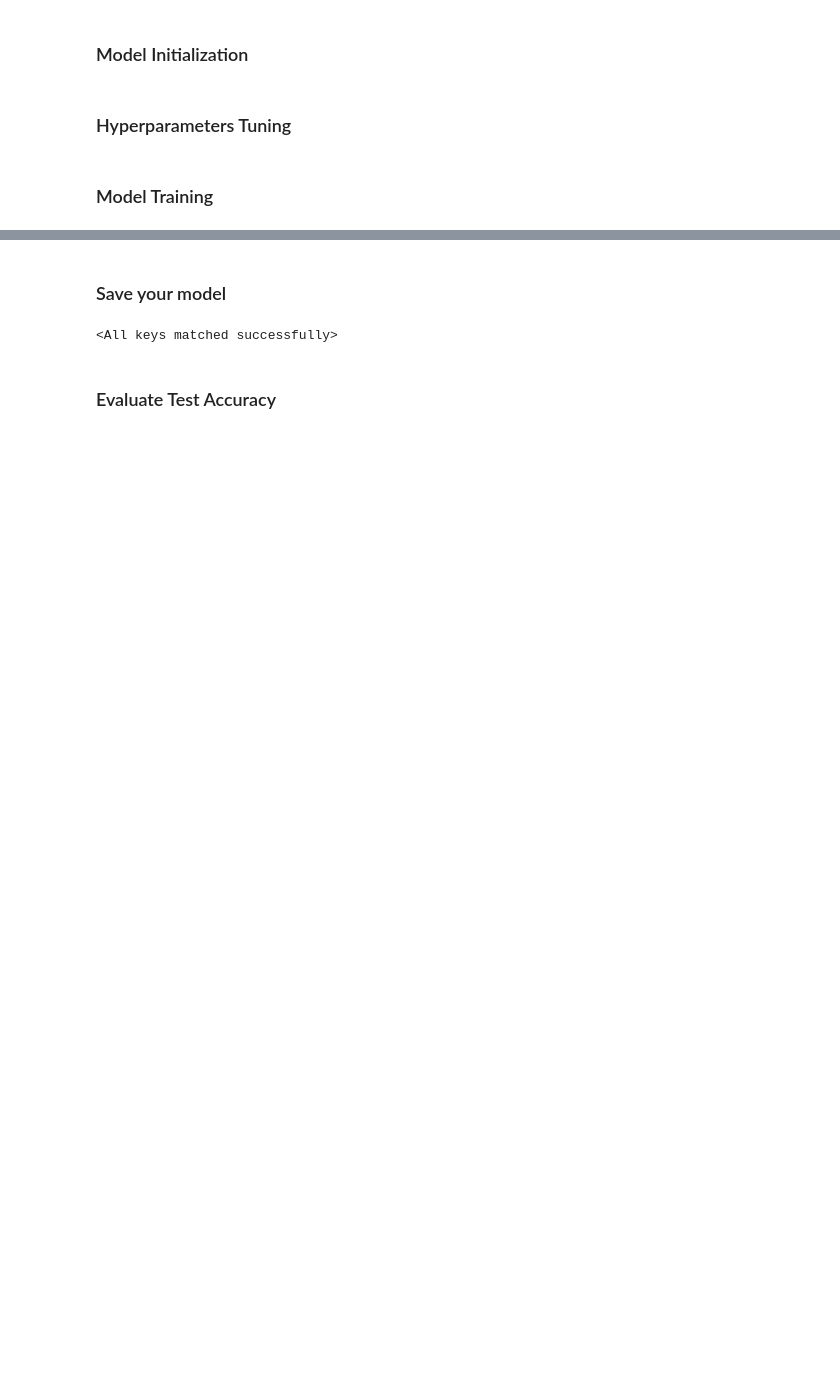
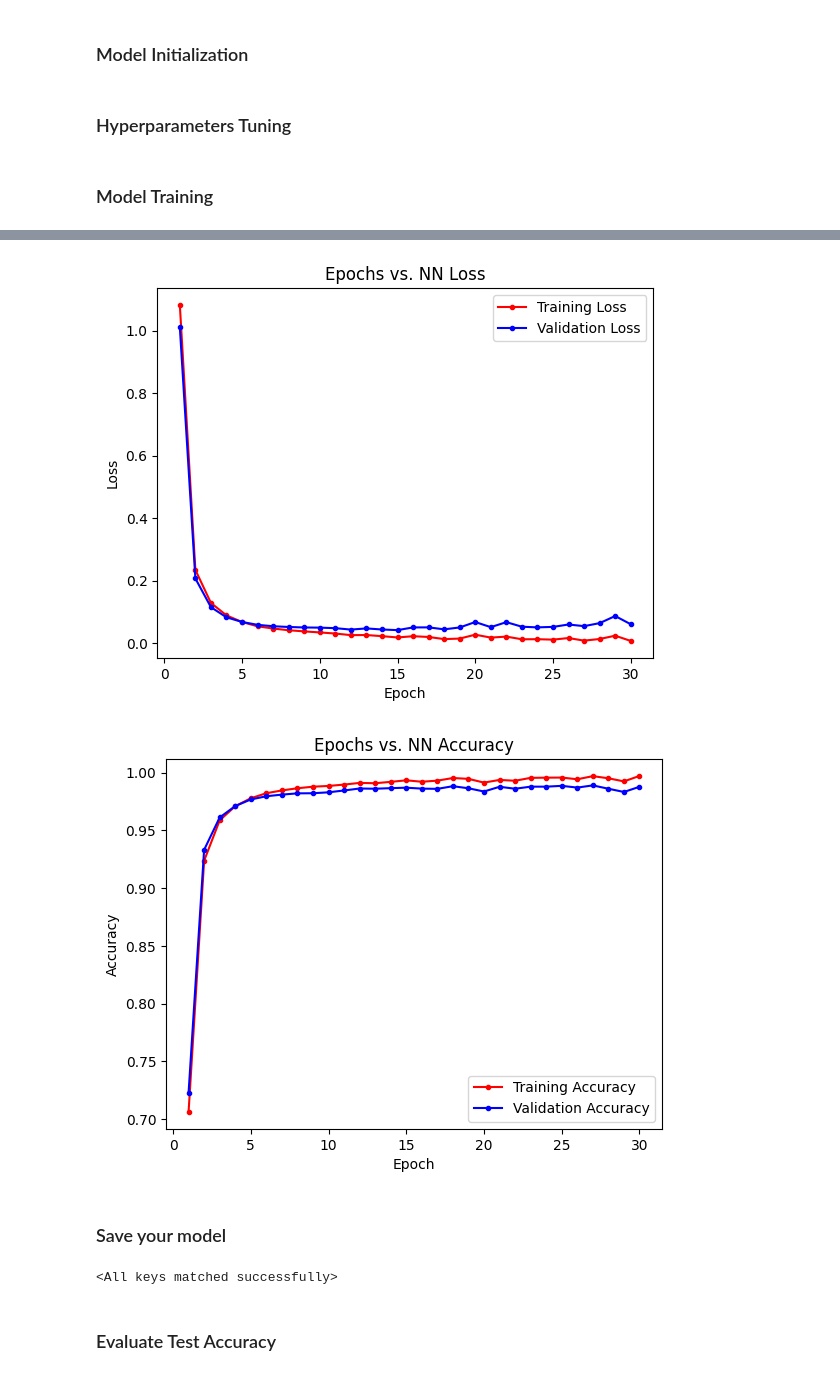
Before and after one commit to ryanbylee/handwritten-digit-classifier, a Jupyter notebook: handwritten_digit_classifier.ipynb, the cells around one changed output, grey strips where cells are left out. Cells and saved outputs as stored; diff of their text form; code cells hidden in the pictures; blank space fills up the shorter version.

```diff
--- a/handwritten_digit_classifier.ipynb
+++ b/handwritten_digit_classifier.ipynb
@@ -140,6 +140,9 @@ optimizer = torch.optim.Adam(model.parameters(), lr=learning_rate) #consider usi
 #Consider how you will keep track of losses, it would be great to have graphs of your loss over time in your final presentation
 from torch.autograd import Variable
 running_loss = []
+running_acc = []
+valid_running_loss = []
+valid_running_acc = []
 
 
 horiz_flipped = [(torch.flip(images, [3]), labels) for images, labels in trainloader]
@@ -200,8 +203,11 @@ for i in range(num_epochs):
   training_loss = evaluate_loss(model, criterion, trainloader)
   running_loss.append(training_loss)
   valid_loss = evaluate_loss(model, criterion, validloader)
+  valid_running_loss.append(valid_loss)
   training_acc = evaluate_acc(model, trainloader)
+  running_acc.append(training_acc)
   valid_acc = evaluate_acc(model, validloader)
+  valid_running_acc.append(valid_acc)
   print(f"| epoch {i:2d} | train loss {training_loss:.6f} | train acc {training_acc:.6f} | valid loss {valid_loss:.6f} | valid acc {valid_acc:.6f} |")
 # %% [output]
 test
@@ -224,3 +230,23 @@ test
+# %%
+epochs = range(1,31)
+plt.xlabel("Epoch")
+plt.ylabel("Loss")
+plt.title("Epochs vs. NN Loss")
+plt.plot(epochs, running_loss, color='red', label='Training Loss', marker='.')
+plt.plot(epochs, valid_running_loss, color='blue', label='Validation Loss', marker='.')
+plt.legend()
+plt.show()
+
+plt.xlabel("Epoch")
+plt.ylabel("Accuracy")
+plt.title("Epochs vs. NN Accuracy")
+plt.plot(epochs, running_acc, color='red', label='Training Accuracy', marker='.')
+plt.plot(epochs, valid_running_acc, color='blue', label='Validation Accuracy', marker='.')
+plt.legend()
+plt.show()
+# %% [output]
+[figure, added]
+[figure, added]
 # %% [markdown]
 ### Save your model
 # %%
```
Also changed, not shown: parts of 3 cells of this notebook, 8 other files.
